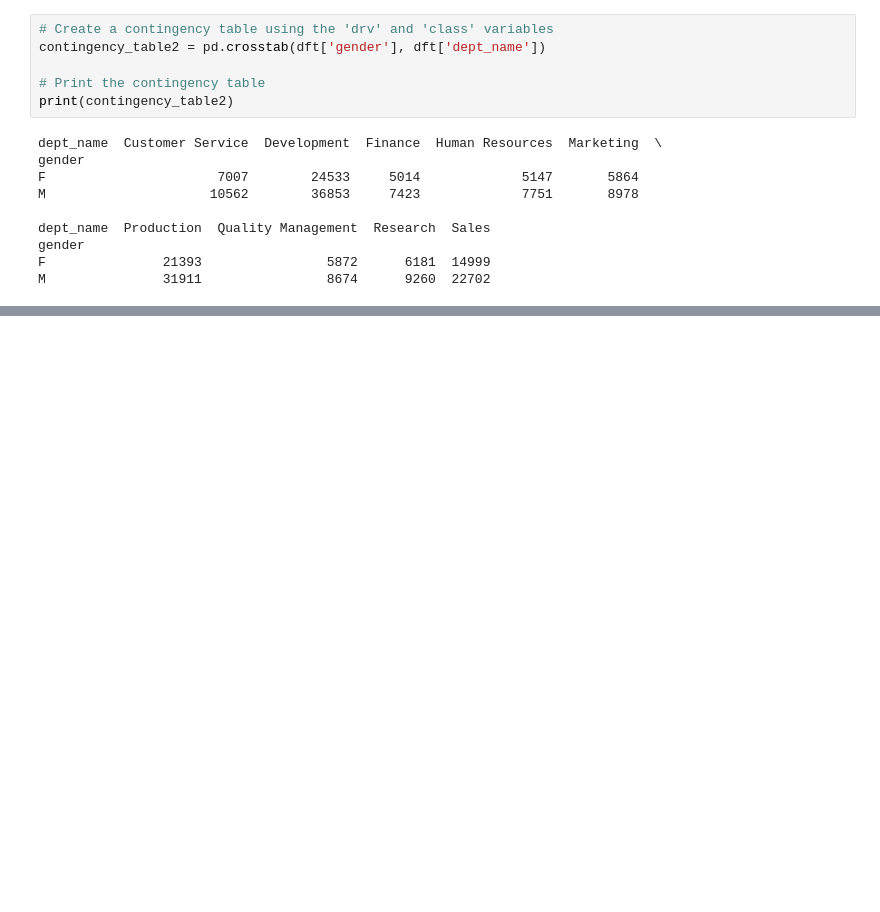
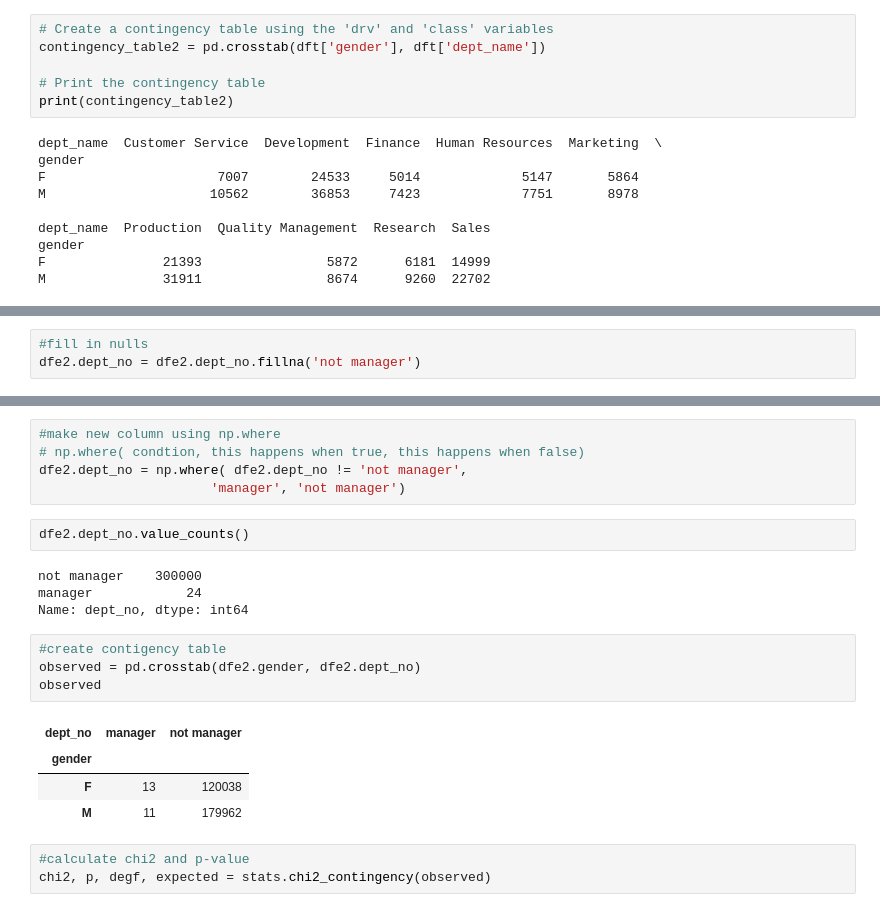
Before and after one commit to Brian-ONeil/statistics-exercises, a Jupyter notebook: hypothesis_testing.ipynb, the cells around one changed output, grey strips where cells are left out. Saved outputs shown, nothing was run; the diff lists cells and outputs as text; blank space fills up the shorter version.

```diff
--- a/hypothesis_testing.ipynb
+++ b/hypothesis_testing.ipynb
@@ -670,0 +793,3 @@ M               31911                8674      9260  22702
+# %%
+#fill in nulls
+dfe2.dept_no = dfe2.dept_no.fillna('not manager')
@@ -670,0 +810,23 @@ M               31911                8674      9260  22702
+# %%
+#make new column using np.where
+# np.where( condtion, this happens when true, this happens when false)
+dfe2.dept_no = np.where( dfe2.dept_no != 'not manager',
+                      'manager', 'not manager')
+# %%
+dfe2.dept_no.value_counts()
+# %% [output]
+not manager    300000
+manager            24
+Name: dept_no, dtype: int64
+# %%
+#create contigency table
+observed = pd.crosstab(dfe2.gender, dfe2.dept_no)
+observed
+# %% [output]
+| dept_no | manager | not manager |
+| gender |  |  |
+| F | 13 | 120038 |
+| M | 11 | 179962 |
+# %%
+#calculate chi2 and p-value
+chi2, p, degf, expected = stats.chi2_contingency(observed)
```
Also changed, not shown: parts of 20 cells of this notebook, 2 other files.
